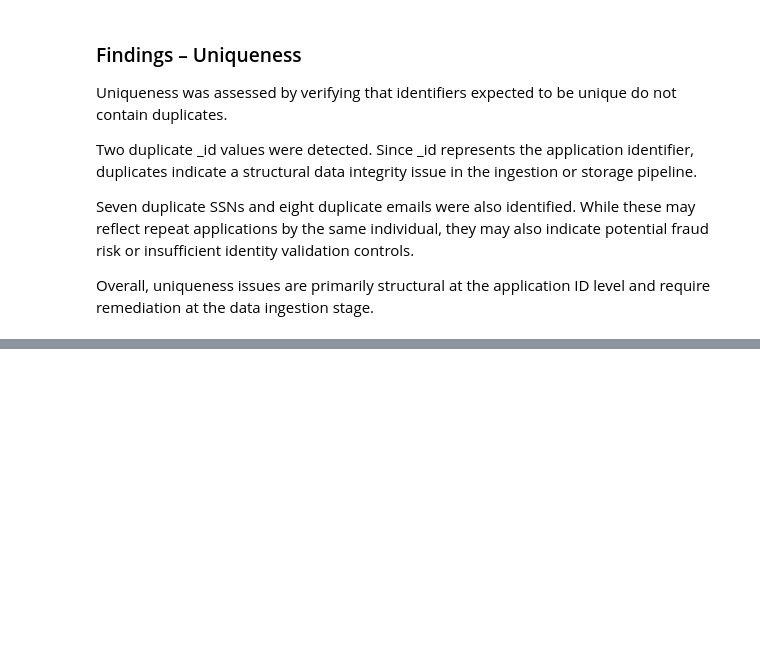
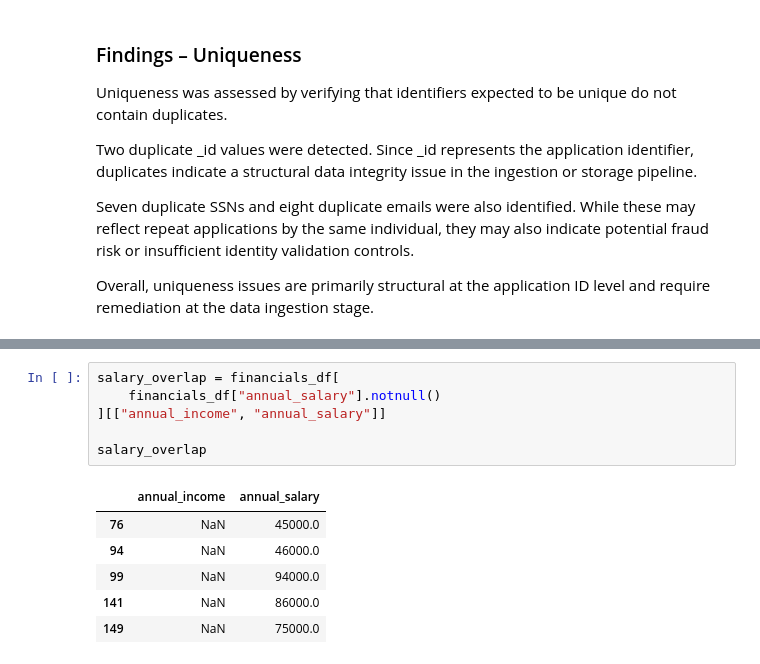
Before and after one commit to rafaelaacastro/dego_project_G4, a Jupyter notebook: notebooks/01-data-quality.ipynb, the cells around one changed output, grey strips where cells are left out. Saved outputs shown, nothing was run; the diff lists cells and outputs as text; blank space fills up the shorter version.

```diff
--- a/notebooks/01-data-quality.ipynb
+++ b/notebooks/01-data-quality.ipynb
@@ -196,0 +359,13 @@ Overall, uniqueness issues are primarily structural at the application ID level
+# %%
+salary_overlap = financials_df[
+    financials_df["annual_salary"].notnull()
+][["annual_income", "annual_salary"]]
+
+salary_overlap
+# %% [output]
+|  | annual_income | annual_salary |
+| 76 | NaN | 45000.0 |
+| 94 | NaN | 46000.0 |
+| 99 | NaN | 94000.0 |
+| 141 | NaN | 86000.0 |
+| 149 | NaN | 75000.0 |
```
Also changed, not shown: parts of 58 cells of this notebook.
